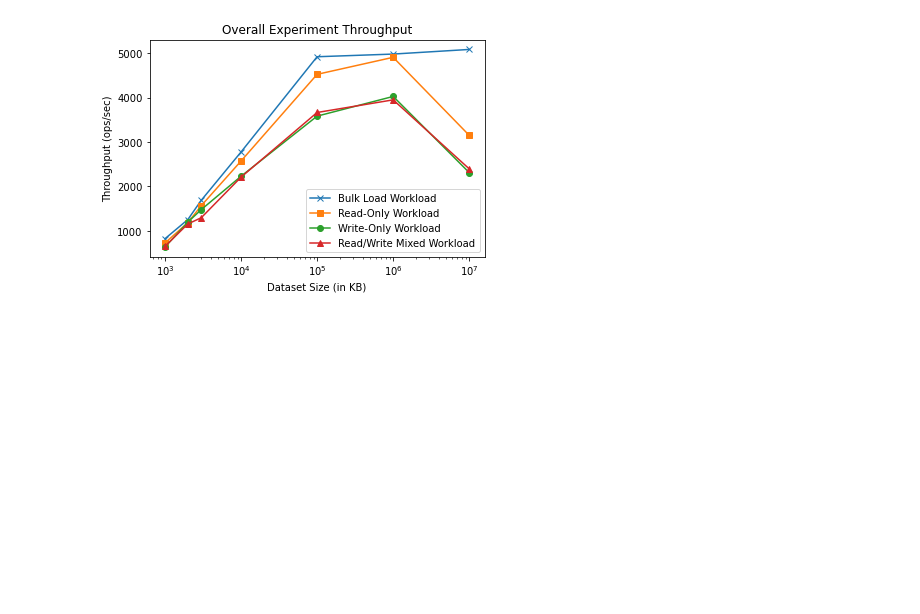
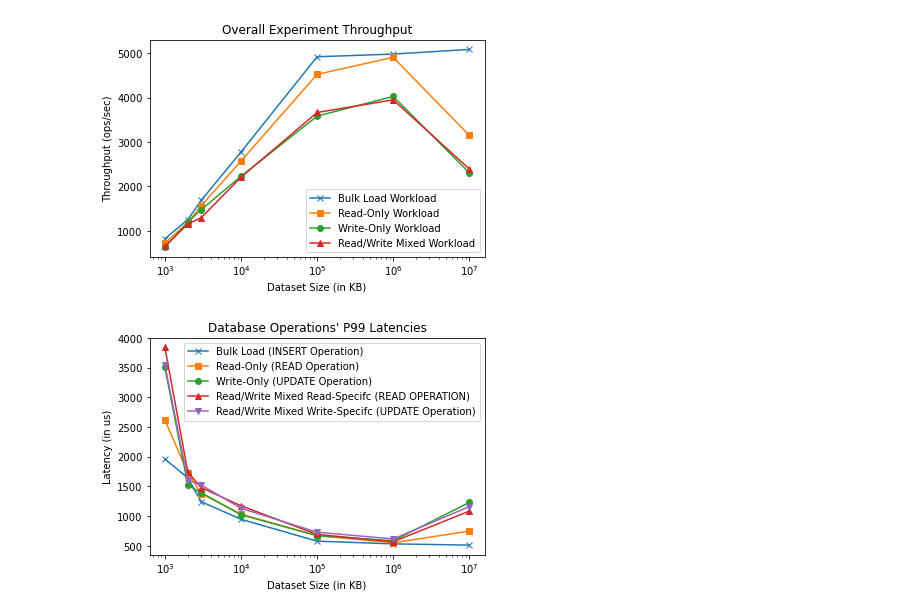
Before and after one commit to unkemptArc99/cs6220-assignments, a Jupyter notebook: programming-assignment-4/plot-graph.ipynb, the cells around one changed output. Saved outputs shown, nothing was run; the diff lists cells and outputs as text; code cells hidden in the pictures; blank space fills up the shorter version.

```diff
--- a/programming-assignment-4/plot-graph.ipynb
+++ b/programming-assignment-4/plot-graph.ipynb
@@ -82,3 +82,19 @@ ax.set_title('Overall Experiment Throughput')
 fig.patch.set_facecolor('white')
 # %% [output]
 [figure]
+# %%
+fig, ax = plt.subplots()
+ax.plot(dataset_sizes, load_insert_p99_time_us, label='Bulk Load (INSERT Operation)', marker='x')
+ax.plot(dataset_sizes, ro_r_p99_time_us, label='Read-Only (READ Operation)', marker='s')
+ax.plot(dataset_sizes, wo_w_p99_time_us, label='Write-Only (UPDATE Operation)', marker='o')
+ax.plot(dataset_sizes, rw_r_p99_time_us, label='Read/Write Mixed Read-Specifc (READ OPERATION)', marker='^')
+ax.plot(dataset_sizes, rw_w_p99_time_us, label='Read/Write Mixed Write-Specifc (UPDATE Operation)', marker='v')
+ax.legend()
+# ax.set_yscale('log')
+ax.set_xscale('log')
+ax.set_xlabel('Dataset Size (in KB)')
+ax.set_ylabel('Latency (in us)')
+ax.set_title('Database Operations\' P99 Latencies')
+fig.patch.set_facecolor('white')
+# %% [output]
+[figure, added]
```
